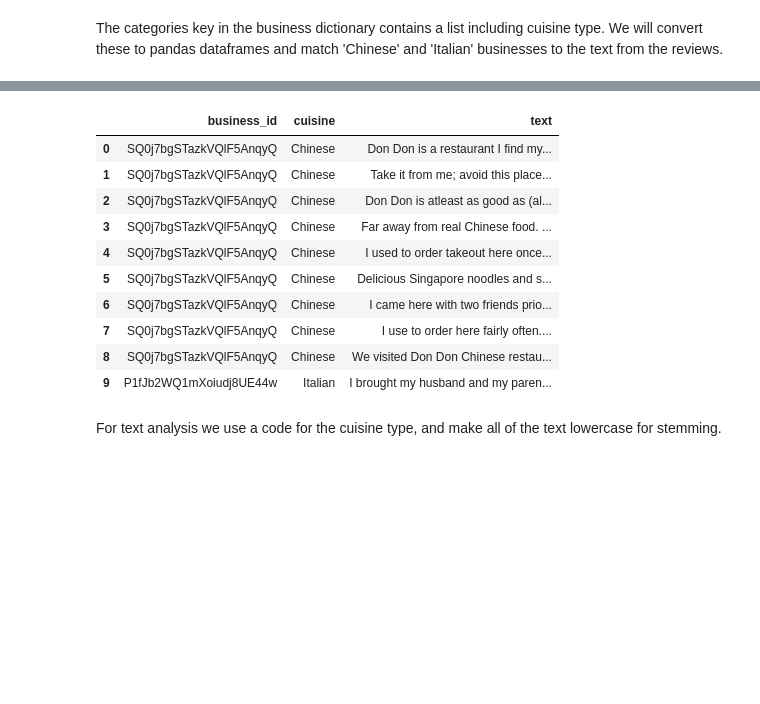
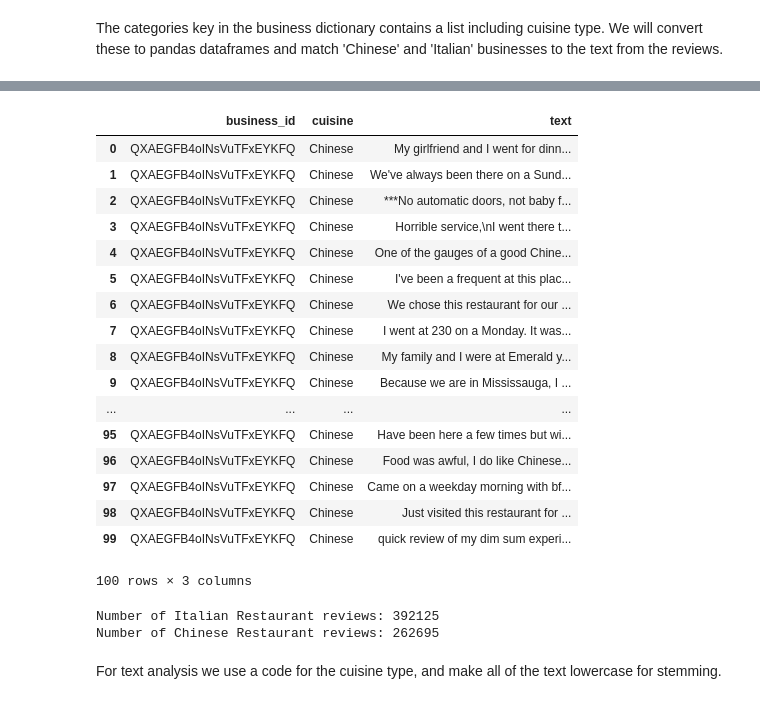
Before and after one commit to ungsur/finalADM, a Jupyter notebook: FinalADM.ipynb, the cells around one changed output, grey strips where cells are left out. Drawn from its saved outputs; the diff is of its cells as text; code cells hidden in the pictures; blank space fills up the shorter version.

```diff
--- a/FinalADM.ipynb
+++ b/FinalADM.ipynb
@@ -92,0 +67,2 @@ business_df.head()
+# %%
+business_ci = business_df[business_df['categories'].str.contains("Chinese|Italian")==True]
@@ -92,0 +78,3 @@ business_df.head()
+# %%
+business_ci.loc[business_ci['categories'].str.contains("Chinese"), "cuisine"] = "Chinese"
+business_ci.loc[business_ci['categories'].str.contains("Italian"), "cuisine"] = "Italian"
@@ -92,0 +99,2 @@ business_df.head()
+# %%
+business_df = business_ci[['business_id','cuisine']]
@@ -106,5 +119,4 @@ Number of Chinese Restaurants: 1714
 # %%
 reviews_df = pd.DataFrame.from_dict(reviews)
-reviews_df.columns = ['business_id','date','review_id','review_stars','text','type','user_id','votes']
 reviews_df.head()
 # %% [output]
@@ -129,18 +141,31 @@ businessCI_df = business_df[(business_df.cuisine == 'Chinese') | (business_df.cu
 # %%
-final_df =  pd.merge(businessCI_df,reviews_df,on='business_id')
-final_df.head(10)
+final_df =  pd.merge(business_df,reviews_df,on='business_id')
+final_df.head(100)
 # %% [output]
 |  | business_id | cuisine | text |
-| 0 | SQ0j7bgSTazkVQlF5AnqyQ | Chinese | Don Don is a restaurant I find my... |
-| 1 | SQ0j7bgSTazkVQlF5AnqyQ | Chinese | Take it from me; avoid this place... |
-| 2 | SQ0j7bgSTazkVQlF5AnqyQ | Chinese | Don Don is atleast as good as (al... |
-| 3 | SQ0j7bgSTazkVQlF5AnqyQ | Chinese | Far away from real Chinese food. ... |
-| 4 | SQ0j7bgSTazkVQlF5AnqyQ | Chinese | I used to order takeout here once... |
-| 5 | SQ0j7bgSTazkVQlF5AnqyQ | Chinese | Delicious Singapore noodles and s... |
-| 6 | SQ0j7bgSTazkVQlF5AnqyQ | Chinese | I came here with two friends prio... |
-| 7 | SQ0j7bgSTazkVQlF5AnqyQ | Chinese | I use to order here fairly often.... |
-| 8 | SQ0j7bgSTazkVQlF5AnqyQ | Chinese | We visited Don Don Chinese restau... |
-| 9 | P1fJb2WQ1mXoiudj8UE44w | Italian | I brought my husband and my paren... |
+| 0 | QXAEGFB4oINsVuTFxEYKFQ | Chinese | My girlfriend and I went for dinn... |
+| 1 | QXAEGFB4oINsVuTFxEYKFQ | Chinese | We've always been there on a Sund... |
+| 2 | QXAEGFB4oINsVuTFxEYKFQ | Chinese | ***No automatic doors, not baby f... |
+| 3 | QXAEGFB4oINsVuTFxEYKFQ | Chinese | Horrible service,\nI went there t... |
+| 4 | QXAEGFB4oINsVuTFxEYKFQ | Chinese | One of the gauges of a good Chine... |
+| 5 | QXAEGFB4oINsVuTFxEYKFQ | Chinese | I've been a frequent at this plac... |
+| 6 | QXAEGFB4oINsVuTFxEYKFQ | Chinese | We chose this restaurant for our ... |
+| 7 | QXAEGFB4oINsVuTFxEYKFQ | Chinese | I went at 230 on a Monday. It was... |
+| 8 | QXAEGFB4oINsVuTFxEYKFQ | Chinese | My family and I were at Emerald y... |
+| 9 | QXAEGFB4oINsVuTFxEYKFQ | Chinese | Because we are in Mississauga, I ... |
+| ... | ... | ... | ... |
+| 95 | QXAEGFB4oINsVuTFxEYKFQ | Chinese | Have been here a few times but wi... |
+| 96 | QXAEGFB4oINsVuTFxEYKFQ | Chinese | Food was awful, I do like Chinese... |
+| 97 | QXAEGFB4oINsVuTFxEYKFQ | Chinese | Came on a weekday morning with bf... |
+| 98 | QXAEGFB4oINsVuTFxEYKFQ | Chinese | Just visited this restaurant for ... |
+| 99 | QXAEGFB4oINsVuTFxEYKFQ | Chinese | quick review of my dim sum experi... |
+100 rows × 3 columns
+# %%
+print('Number of Italian Restaurant reviews: ' + str(len((final_df[(final_df.cuisine == 'Italian')]))))
+print('Number of Chinese Restaurant reviews: ' + str(len((final_df[(final_df.cuisine == 'Chinese')]))))
+# %% [output]
+Number of Italian Restaurant reviews: 392125
+Number of Chinese Restaurant reviews: 262695
 # %% [markdown]
 For text analysis we use a code for the cuisine type, and make all of the text lowercase for stemming.
 # %%
```
Also changed, not shown: parts of 65 cells of this notebook, 2 other files.
